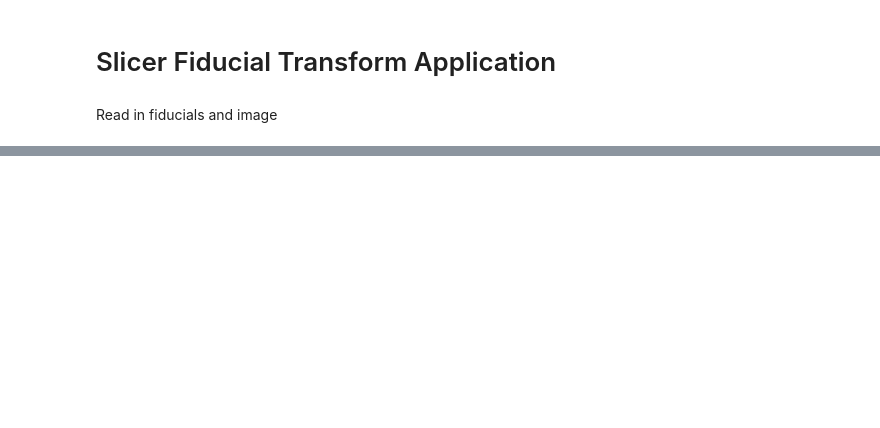
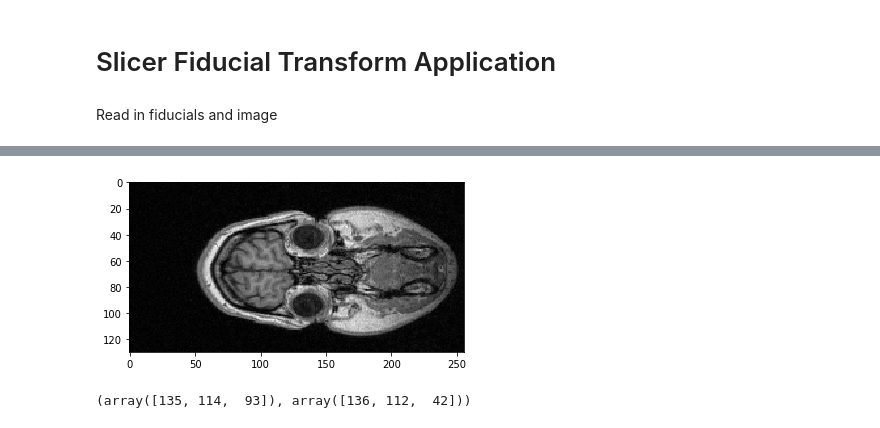
Before and after one commit to BRAINSia/SlicerFiducials, a Jupyter notebook: examples/02_transforms/example.ipynb, the cells around one changed output, grey strips where cells are left out. Drawn from its saved outputs; the diff is of its cells as text; code cells hidden in the pictures; blank space fills up the shorter version.

```diff
--- a/examples/02_transforms/example.ipynb
+++ b/examples/02_transforms/example.ipynb
@@ -19,0 +29,4 @@ array([-33.946, -76.571, -21.018])
+# %%
+show_lmk_slice(image, ind_of_F2)
+# %% [output]
+[figure, added]
@@ -19,0 +45,6 @@ array([-33.946, -76.571, -21.018])
+# %%
+ind_of_F1 = np.round(fiducials.query('F-1', space=Space.INDEX)).astype(int)
+ind_of_F2 = np.round(fiducials.query('F-2', space=Space.INDEX)).astype(int)
+ind_of_F1, ind_of_F2
+# %% [output]
+(array([135, 114,  93]), array([136, 112,  42]))
```
Also changed, not shown: parts of 11 cells of this notebook, 6 other files.
